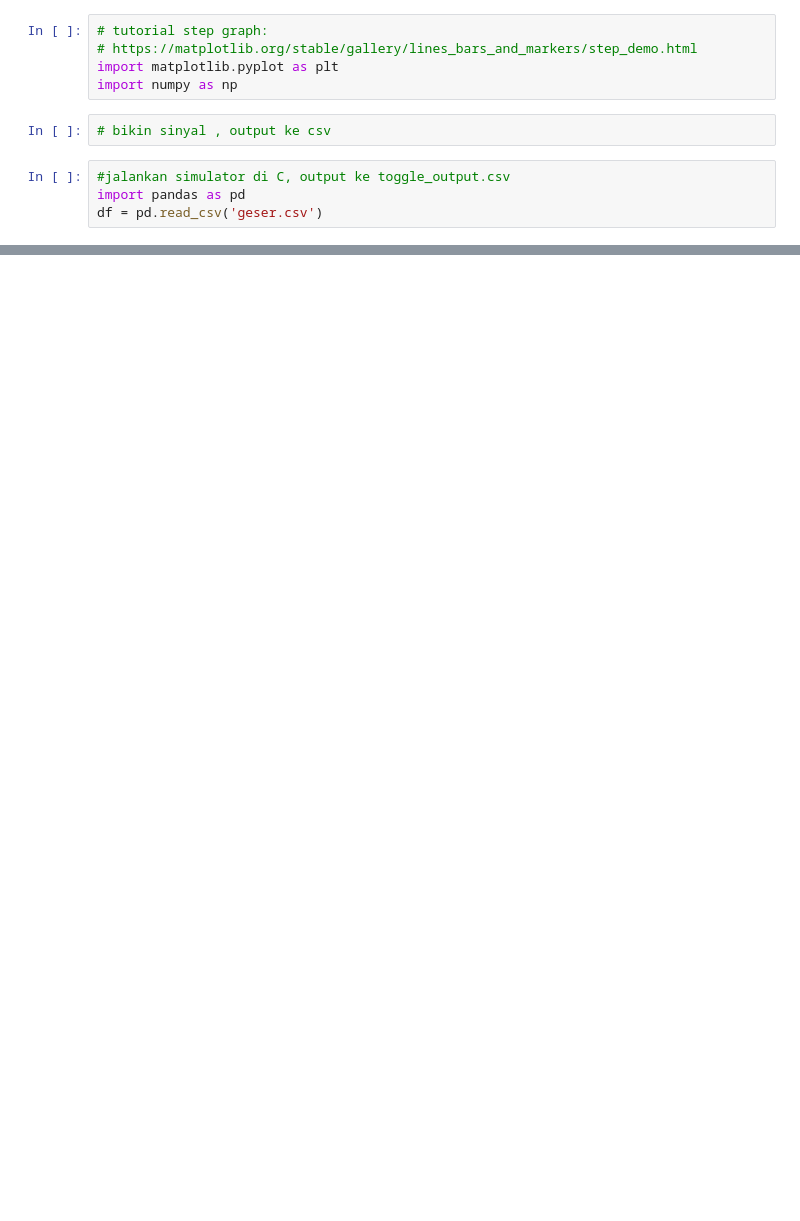
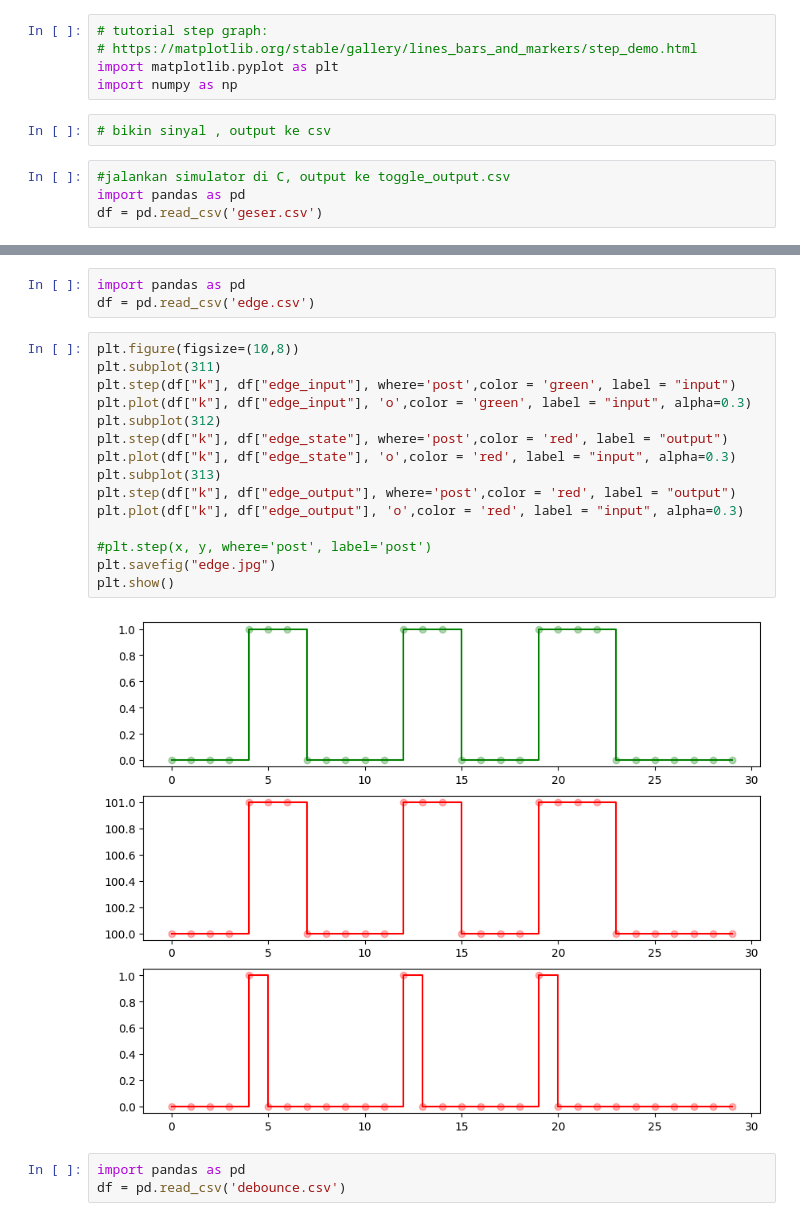
Before and after one commit to waskita/embedded-2025, a Jupyter notebook: lampu-geser/visualize.ipynb, the cells around one changed output, grey strips where cells are left out. Saved outputs shown, nothing was run; the diff lists cells and outputs as text; blank space fills up the shorter version.

```diff
--- a/lampu-geser/visualize.ipynb
+++ b/lampu-geser/visualize.ipynb
@@ -35,0 +36,23 @@ plt.show()
+# %%
+import pandas as pd
+df = pd.read_csv('edge.csv')
+# %%
+plt.figure(figsize=(10,8))
+plt.subplot(311)
+plt.step(df["k"], df["edge_input"], where='post',color = 'green', label = "input")
+plt.plot(df["k"], df["edge_input"], 'o',color = 'green', label = "input", alpha=0.3)
+plt.subplot(312)
+plt.step(df["k"], df["edge_state"], where='post',color = 'red', label = "output")
+plt.plot(df["k"], df["edge_state"], 'o',color = 'red', label = "input", alpha=0.3)
+plt.subplot(313)
+plt.step(df["k"], df["edge_output"], where='post',color = 'red', label = "output")
+plt.plot(df["k"], df["edge_output"], 'o',color = 'red', label = "input", alpha=0.3)
+
+#plt.step(x, y, where='post', label='post')
+plt.savefig("edge.jpg")
+plt.show()
+# %% [output]
+[figure, added]
+# %%
+import pandas as pd
+df = pd.read_csv('debounce.csv')
```
Also changed, not shown: parts of 2 cells of this notebook, 7 other files.
